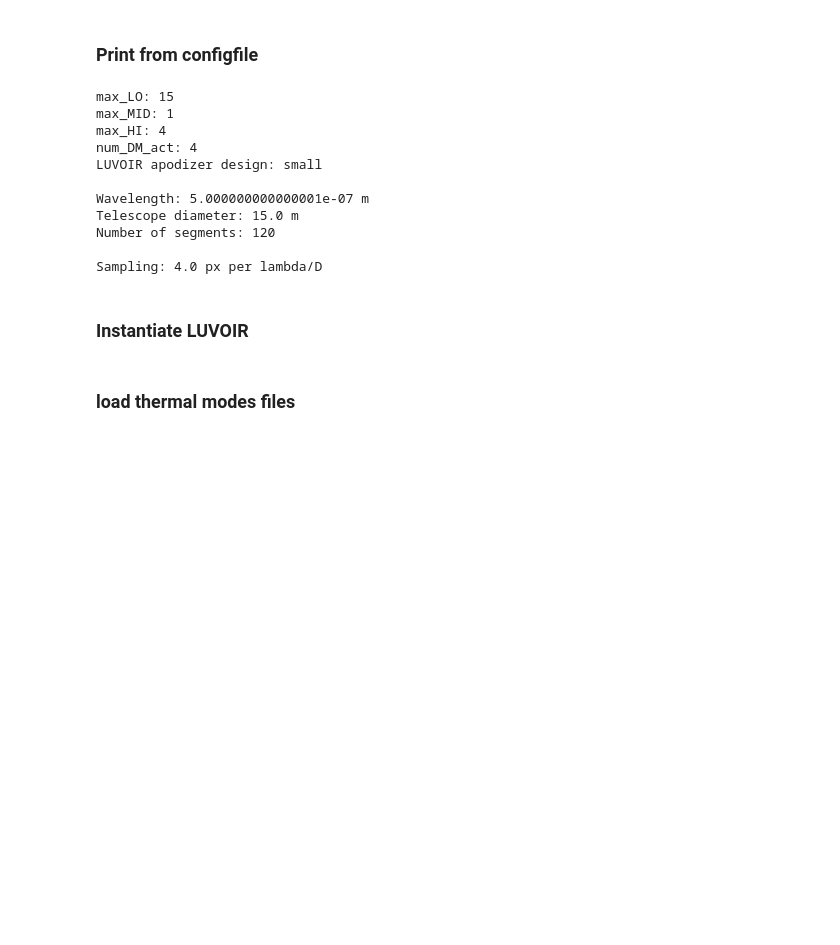
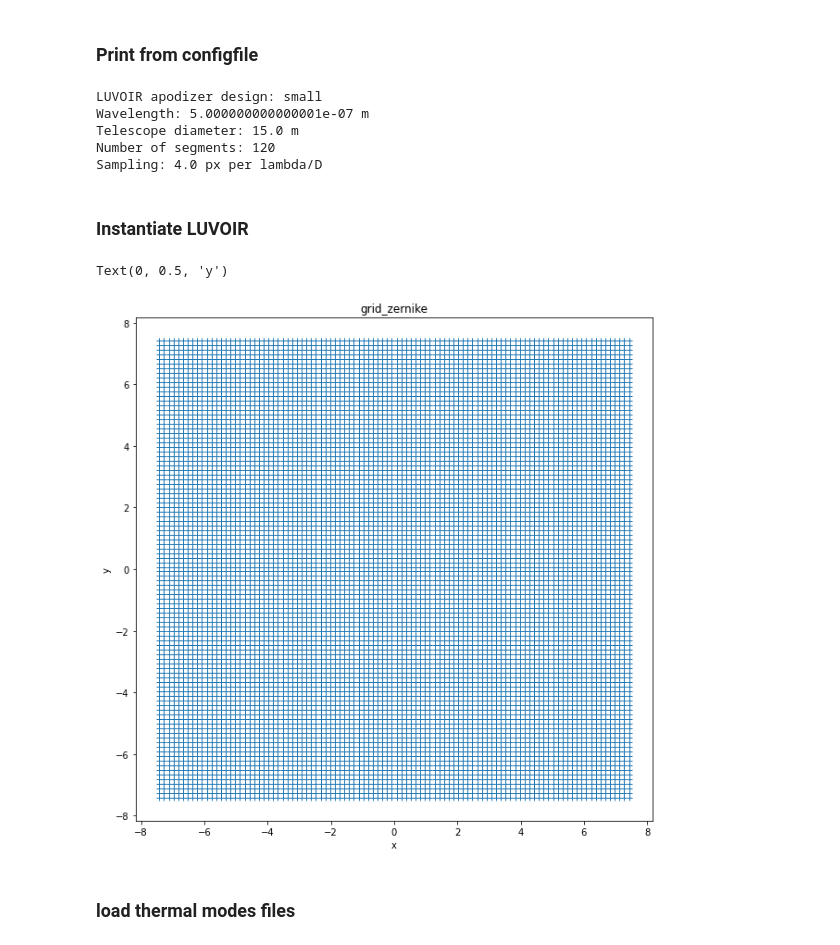
Before and after one commit to spacetelescope/PASTIS, a Jupyter notebook: Jupyter Notebooks/LUVOIR/harris_mode.ipynb, the cells around one changed output. Saved outputs shown, nothing was run; the diff lists cells and outputs as text; code cells hidden in the pictures; blank space fills up the shorter version.

```diff
--- a/Jupyter Notebooks/LUVOIR/harris_mode.ipynb
+++ b/Jupyter Notebooks/LUVOIR/harris_mode.ipynb
@@ -117,28 +117,16 @@ plt.colorbar()
 # %% [markdown]
 ### Print from configfile
 # %%
-print(f'max_LO: {max_LO}')
-print(f'max_MID: {max_MID}')
-print(f'max_HI: {max_HI}')
-print(f'num_DM_act: {num_DM_act}')
 print('LUVOIR apodizer design: {}'.format(coronagraph_design))
-print()
 print('Wavelength: {} m'.format(wvln))
 print('Telescope diameter: {} m'.format(diam))
 print('Number of segments: {}'.format(nb_seg))
-print()
 print('Sampling: {} px per lambda/D'.format(sampling))
 # %% [output]
-max_LO: 15
-max_MID: 1
-max_HI: 4
-num_DM_act: 4
 LUVOIR apodizer design: small
-
 Wavelength: 5.000000000000001e-07 m
 Telescope diameter: 15.0 m
 Number of segments: 120
-
 Sampling: 4.0 px per lambda/D
 # %% [markdown]
 ### Instantiate LUVOIR
@@ -150,4 +138,13 @@ N_pup_z = np.int(luvoir.pupil_grid.shape[0] / z_pup_downsample)
 grid_zernike = hcipy.field.make_pupil_grid(N_pup_z, diameter=luvoir.diam)
+# %%
+plt.figure(figsize=(10,10))
+plt.title("grid_zernike") #hcipy cartesian grid
+plt.plot(grid_zernike.x, grid_zernike.y, '+')
+plt.xlabel('x')
+plt.ylabel('y')
+# %% [output]
+Text(0, 0.5, 'y')
+[figure, added]
 # %% [markdown]
 ### load thermal modes files
 # %%
```
Also changed, not shown: parts of 120 cells of this notebook, 3 other files.
